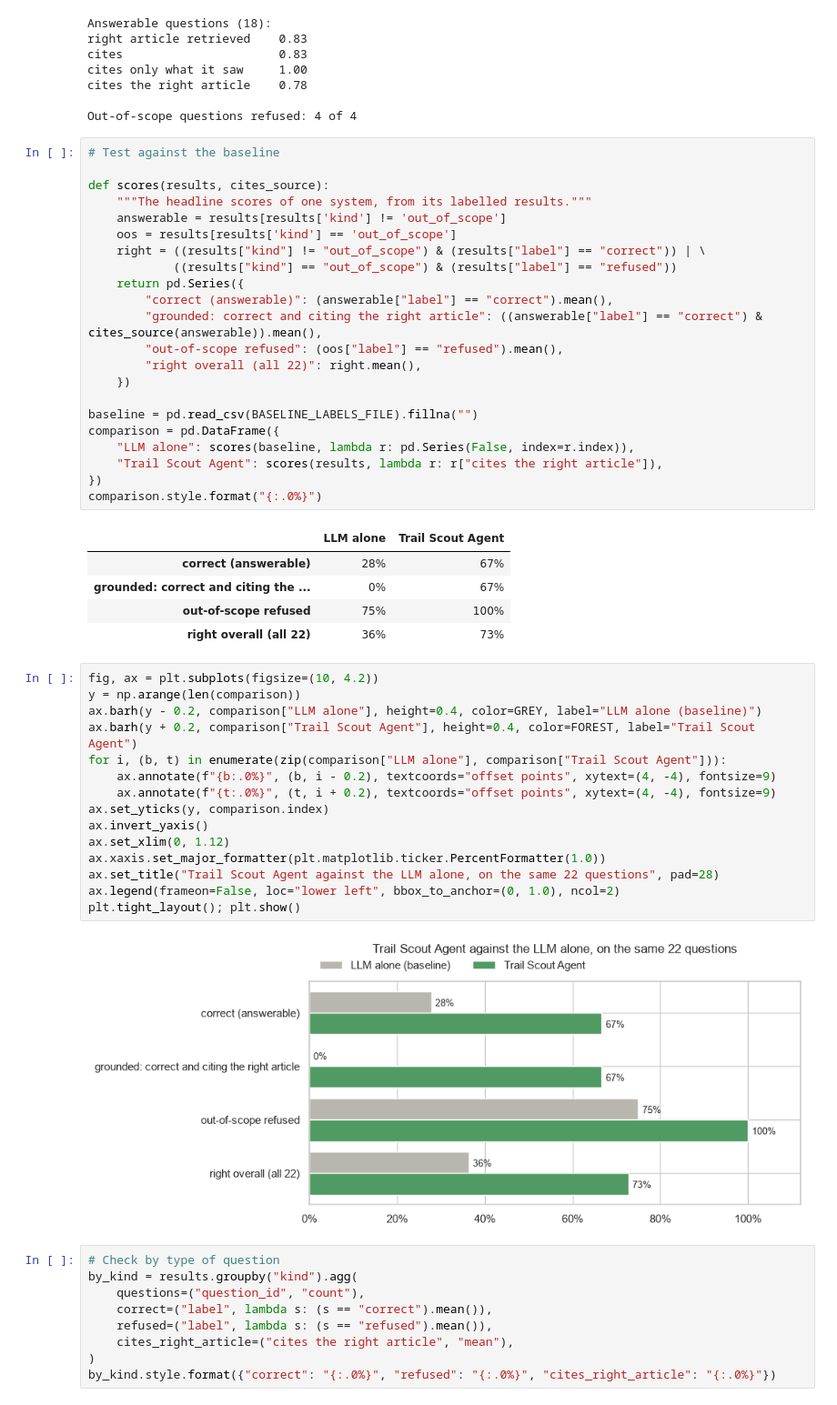
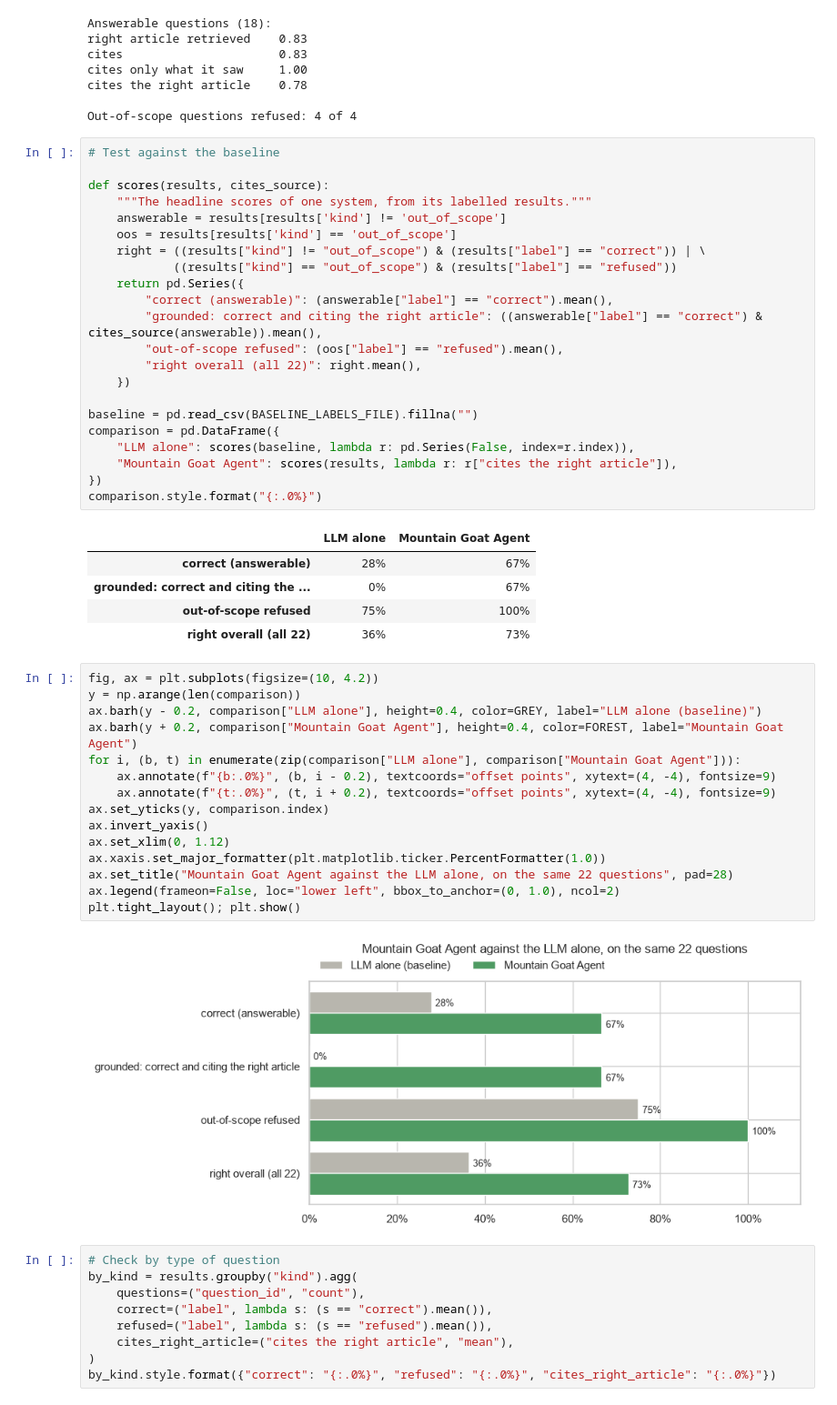
Before and after one commit to jkrstevska/project-3-ai-product, a Jupyter notebook: notebooks/03_evaluate.ipynb, the cells around one changed output. Shown at 91% size. Saved outputs shown, nothing was run; the diff lists cells and outputs as text.

```diff
--- a/notebooks/03_evaluate.ipynb
+++ b/notebooks/03_evaluate.ipynb
@@ -185,11 +185,11 @@ def scores(results, cites_source):
 baseline = pd.read_csv(BASELINE_LABELS_FILE).fillna("")
 comparison = pd.DataFrame({
     "LLM alone": scores(baseline, lambda r: pd.Series(False, index=r.index)),
-    "Trail Scout Agent": scores(results, lambda r: r["cites the right article"]),
+    "Mountain Goat Agent": scores(results, lambda r: r["cites the right article"]),
 })
 comparison.style.format("{:.0%}")
 # %% [output]
-|  | LLM alone | Trail Scout Agent |
+|  | LLM alone | Mountain Goat Agent |
 | correct (answerable) | 28% | 67% |
 | grounded: correct and citing the ... | 0% | 67% |
 | out-of-scope refused | 75% | 100% |
@@ -197,20 +197,20 @@ comparison.style.format("{:.0%}")
 # %%
 fig, ax = plt.subplots(figsize=(10, 4.2))
 y = np.arange(len(comparison))
 ax.barh(y - 0.2, comparison["LLM alone"], height=0.4, color=GREY, label="LLM alone (baseline)")
-ax.barh(y + 0.2, comparison["Trail Scout Agent"], height=0.4, color=FOREST, label="Trail Scout Agent")
-for i, (b, t) in enumerate(zip(comparison["LLM alone"], comparison["Trail Scout Agent"])):
+ax.barh(y + 0.2, comparison["Mountain Goat Agent"], height=0.4, color=FOREST, label="Mountain Goat Agent")
+for i, (b, t) in enumerate(zip(comparison["LLM alone"], comparison["Mountain Goat Agent"])):
     ax.annotate(f"{b:.0%}", (b, i - 0.2), textcoords="offset points", xytext=(4, -4), fontsize=9)
     ax.annotate(f"{t:.0%}", (t, i + 0.2), textcoords="offset points", xytext=(4, -4), fontsize=9)
 ax.set_yticks(y, comparison.index)
 ax.invert_yaxis()
 ax.set_xlim(0, 1.12)
 ax.xaxis.set_major_formatter(plt.matplotlib.ticker.PercentFormatter(1.0))
-ax.set_title("Trail Scout Agent against the LLM alone, on the same 22 questions", pad=28)
+ax.set_title("Mountain Goat Agent against the LLM alone, on the same 22 questions", pad=28)
 ax.legend(frameon=False, loc="lower left", bbox_to_anchor=(0, 1.0), ncol=2)
 plt.tight_layout(); plt.show()
 # %% [output]
-[figure, old version]
+[figure, new version]
 # %%
 # Check by type of question
 by_kind = results.groupby("kind").agg(
```
Also changed, not shown: parts of 6 cells of this notebook, 7 other files.
